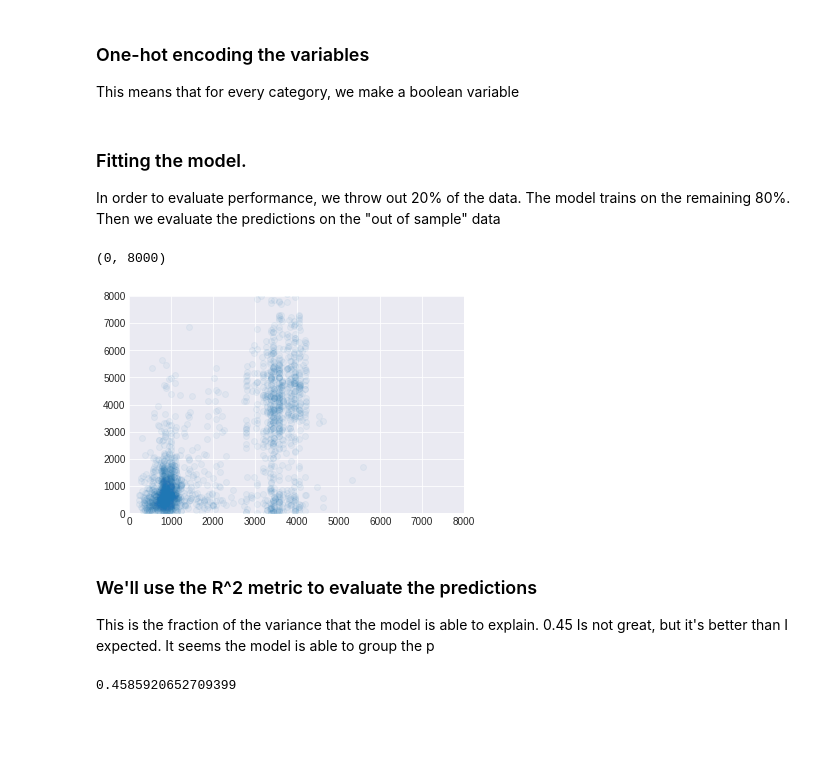
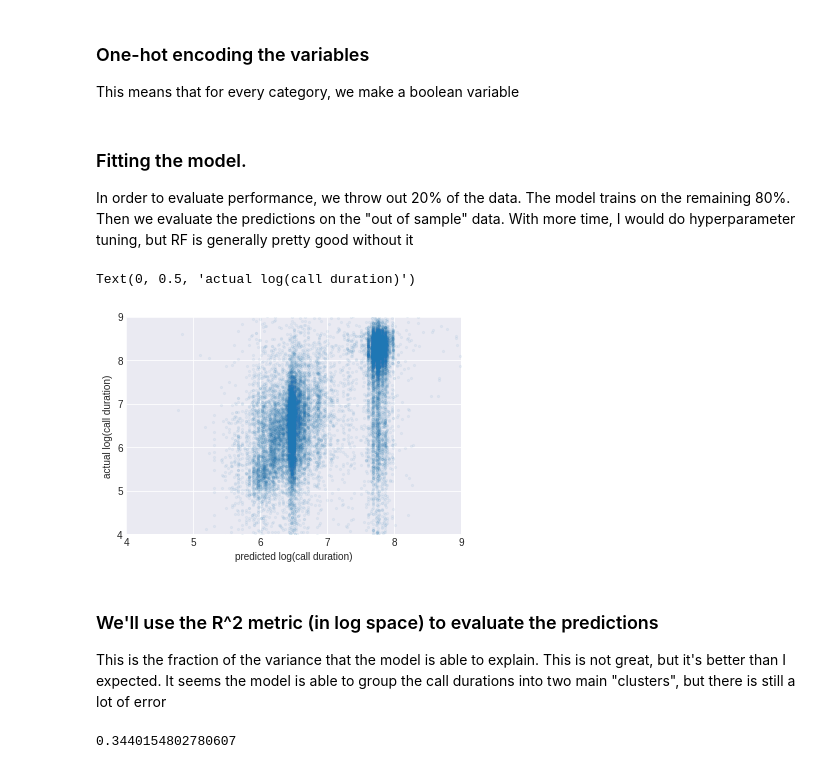
Before and after one commit to andersonad/PE_take_home, a Jupyter notebook: take_home_notebook.ipynb, the cells around one changed output. Saved outputs shown, nothing was run; the diff lists cells and outputs as text; code cells hidden in the pictures; blank space fills up the shorter version.

Commit message:
Reran analysis with full dataset, except for the random forest because that would require more time

```diff
--- a/take_home_notebook.ipynb
+++ b/take_home_notebook.ipynb
@@ -16,7 +16,7 @@ tqdm.pandas()
 The warning is fine because columns with mixed types get converted to objects.
 We'll make sure everything has the right type in the next cell.
 # %%
-nrows = 10000 #Sizing down the dataset is useful for prototyping and evaluating computational times
+nrows = None #Sizing down the dataset is useful for prototyping and evaluating computational times
 df = pd.read_csv('Fire_Department_Calls_for_Service.csv', nrows=nrows)
 # %% [markdown]
 # Data cleaning
@@ -268,31 +285,38 @@ Random Forest is a good off-the-shelf model when we're short on time
 This means that for every category, we make a boolean variable
 # %%
 columns = ['hour', 'Unit Type', 'Call Type']
-y = call_time_df['call_duration']
+
 # important_features = important_features[important_features != 'call_duration']
-# X = pd.get_dummies(call_time_df[columns], columns=columns)
+#The random forest algorithm takes too long with all the data, so we'll just use a sample instead
+
+sample = call_time_df.sample(100000)
+
+y = np.log(sample['call_duration'])
+X = pd.get_dummies(sample[columns], columns=columns)
 # %% [markdown]
 ### Fitting the model.
 In order to evaluate performance, we throw out 20% of the data. The model trains on the remaining 80%.
-Then we evaluate the predictions on the "out of sample" data
+Then we evaluate the predictions on the "out of sample" data. With more time, I would do hyperparameter tuning, but RF is generally pretty good without it
 # %%
 X_train, X_test, y_train, y_test = train_test_split(X, y, test_size=0.2, random_state=42)
 rf = RandomForestRegressor( n_estimators=100)
 rf.fit(X_train, y_train)
 y_pred = rf.predict(X_test)
 # %%
-plt.scatter(y_pred, y_test, alpha=0.05)
-plt.xlim(0,8000)
-plt.ylim(0,8000)
+plt.scatter(y_pred, y_test, alpha=0.05, s=5)
+plt.xlim(4,9)
+plt.ylim(4,9)
+plt.xlabel('predicted log(call duration)')
+plt.ylabel('actual log(call duration)')
 # %% [output]
-(0, 8000)
+Text(0, 0.5, 'actual log(call duration)')
-[figure, old version]
+[figure, new version]
 # %% [markdown]
-### We'll use the R^2 metric to evaluate the predictions
-This is the fraction of the variance that the model is able to explain. 0.45 Is not great, but it's better than I expected. It seems the model is able to group the p
+### We'll use the R^2 metric (in log space)  to evaluate the predictions
+This is the fraction of the variance that the model is able to explain. This is not great, but it's better than I expected. It seems the model is able to group the call durations into two main "clusters", but there is still a lot of error
 # %%
 SST = np.sum((y_test-np.mean(y_test))**2)
 SSE = np.sum((y_test-y_pred)**2)
 print(1-SSE/SST)
 # %% [output]
-0.4585920652709399
+0.3440154802780607
```
Also changed, not shown: parts of 21 cells of this notebook.
